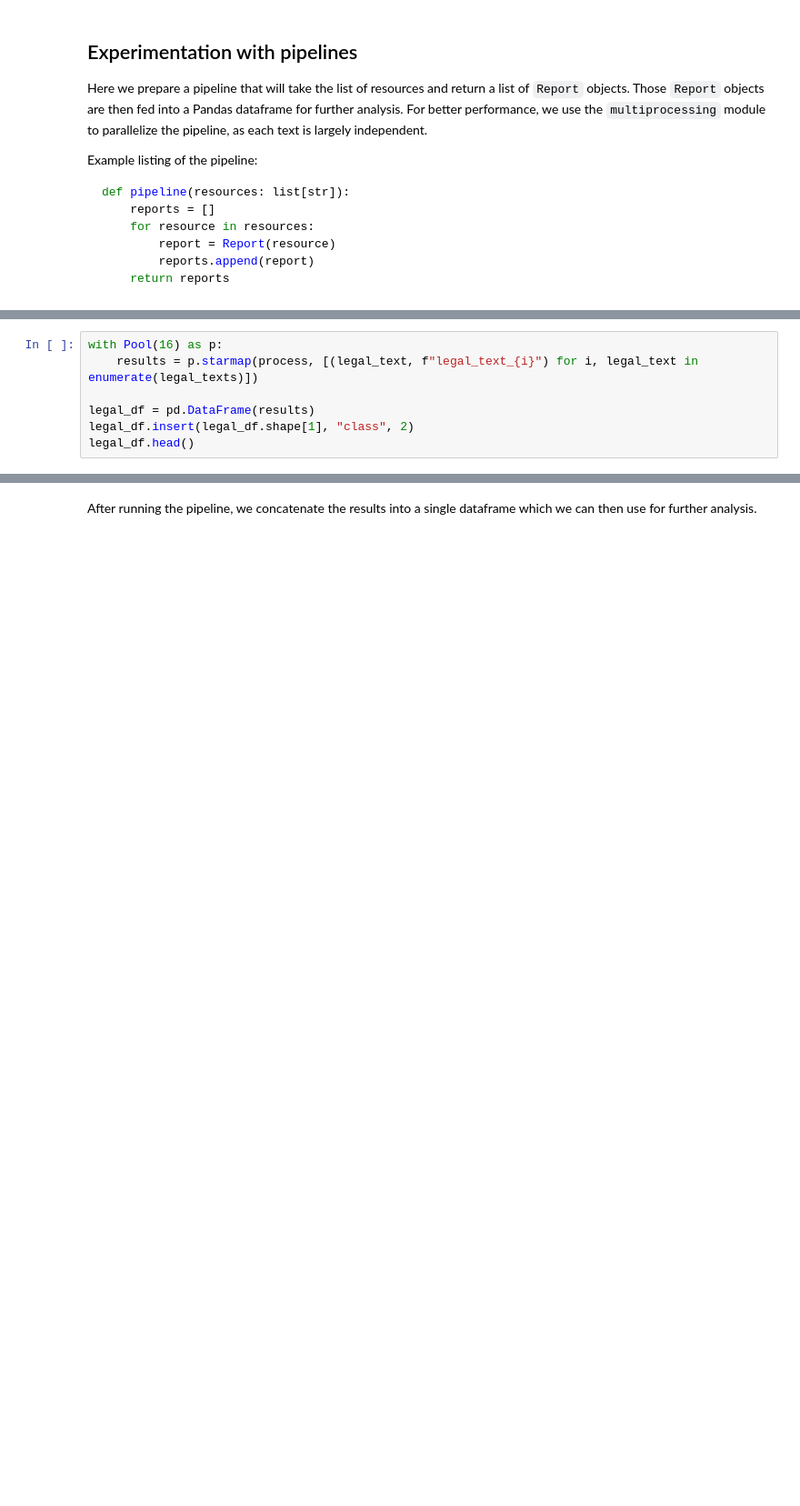
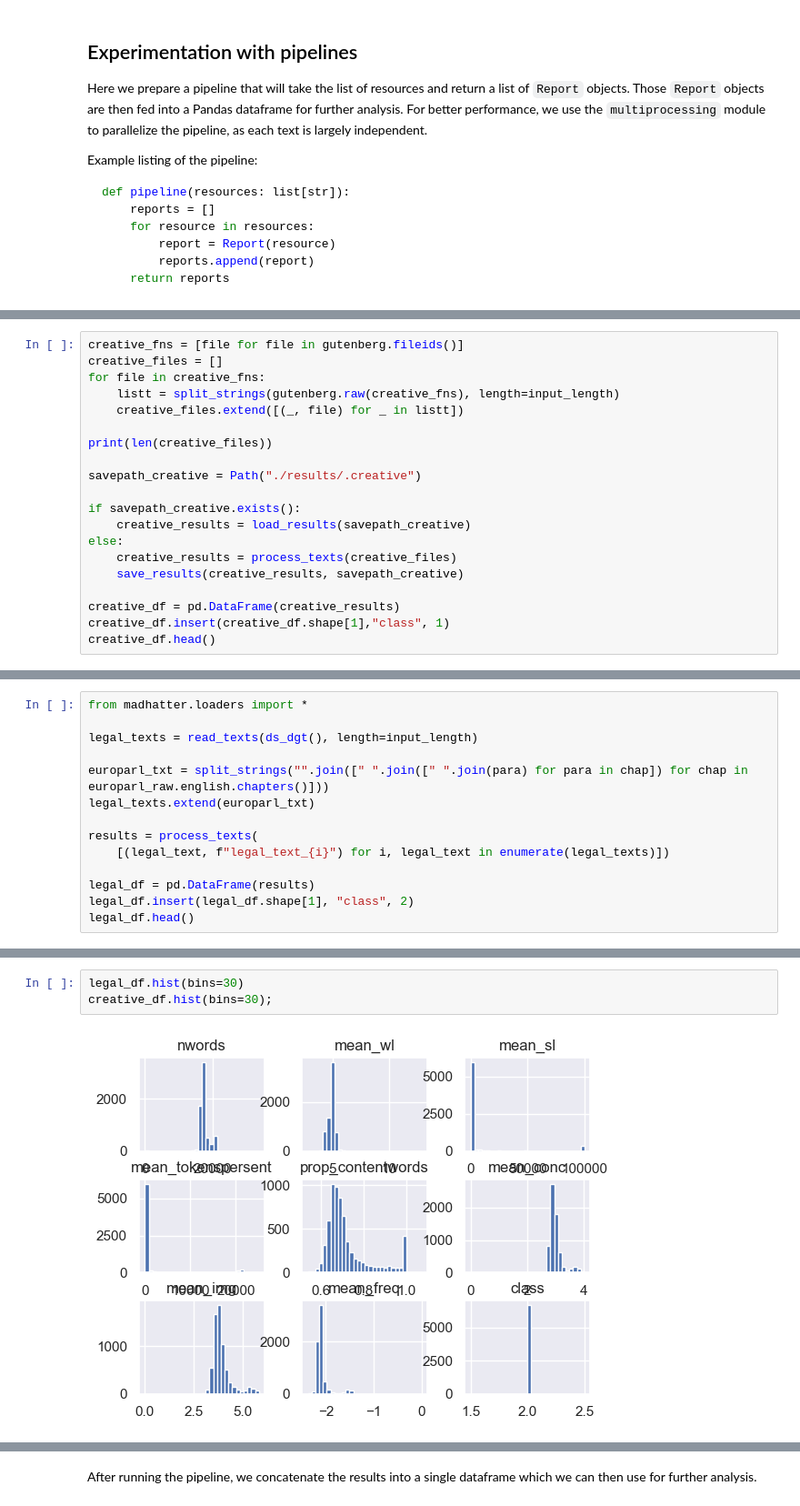
Before and after one commit to m-krastev/creative-thesis, a Jupyter notebook: src/tests.ipynb, the cells around one changed output, grey strips where cells are left out. Shown at 91% size. Drawn from its saved outputs; the diff is of its cells as text; blank space fills up the shorter version.

Commit message:
Save progress before I go mad

```diff
--- a/src/tests.ipynb
+++ b/src/tests.ipynb
@@ -108,0 +104,20 @@ legal_texts = [" ".join([" ".join(para) for para in chap])[:100_000] for chap in
+# %%
+creative_fns = [file for file in gutenberg.fileids()]
+creative_files = []
+for file in creative_fns:
+    listt = split_strings(gutenberg.raw(creative_fns), length=input_length)
+    creative_files.extend([(_, file) for _ in listt])
+
+print(len(creative_files))
+
+savepath_creative = Path("./results/.creative")
+
+if savepath_creative.exists():
+    creative_results = load_results(savepath_creative)
+else:
+    creative_results = process_texts(creative_files)
+    save_results(creative_results, savepath_creative)
+
+creative_df = pd.DataFrame(creative_results)
+creative_df.insert(creative_df.shape[1],"class", 1)
+creative_df.head()
@@ -109,6 +134,13 @@ legal_texts = [" ".join([" ".join(para) for para in chap])[:100_000] for chap in
 # %%
-with Pool(16) as p:
-    results = p.starmap(process, [(legal_text, f"legal_text_{i}") for i, legal_text in enumerate(legal_texts)])
+from madhatter.loaders import *
+
+legal_texts = read_texts(ds_dgt(), length=input_length)
+
+europarl_txt = split_strings("".join([" ".join([" ".join(para) for para in chap]) for chap in europarl_raw.english.chapters()]))
+legal_texts.extend(europarl_txt)
+
+results = process_texts(
+    [(legal_text, f"legal_text_{i}") for i, legal_text in enumerate(legal_texts)])
 
 legal_df = pd.DataFrame(results)
 legal_df.insert(legal_df.shape[1], "class", 2)
@@ -122,0 +150,5 @@ legal_df.head()
+# %%
+legal_df.hist(bins=30)
+creative_df.hist(bins=30);
+# %% [output]
+[figure, added]
```
Also changed, not shown: parts of 20 cells of this notebook, 10 other files.
